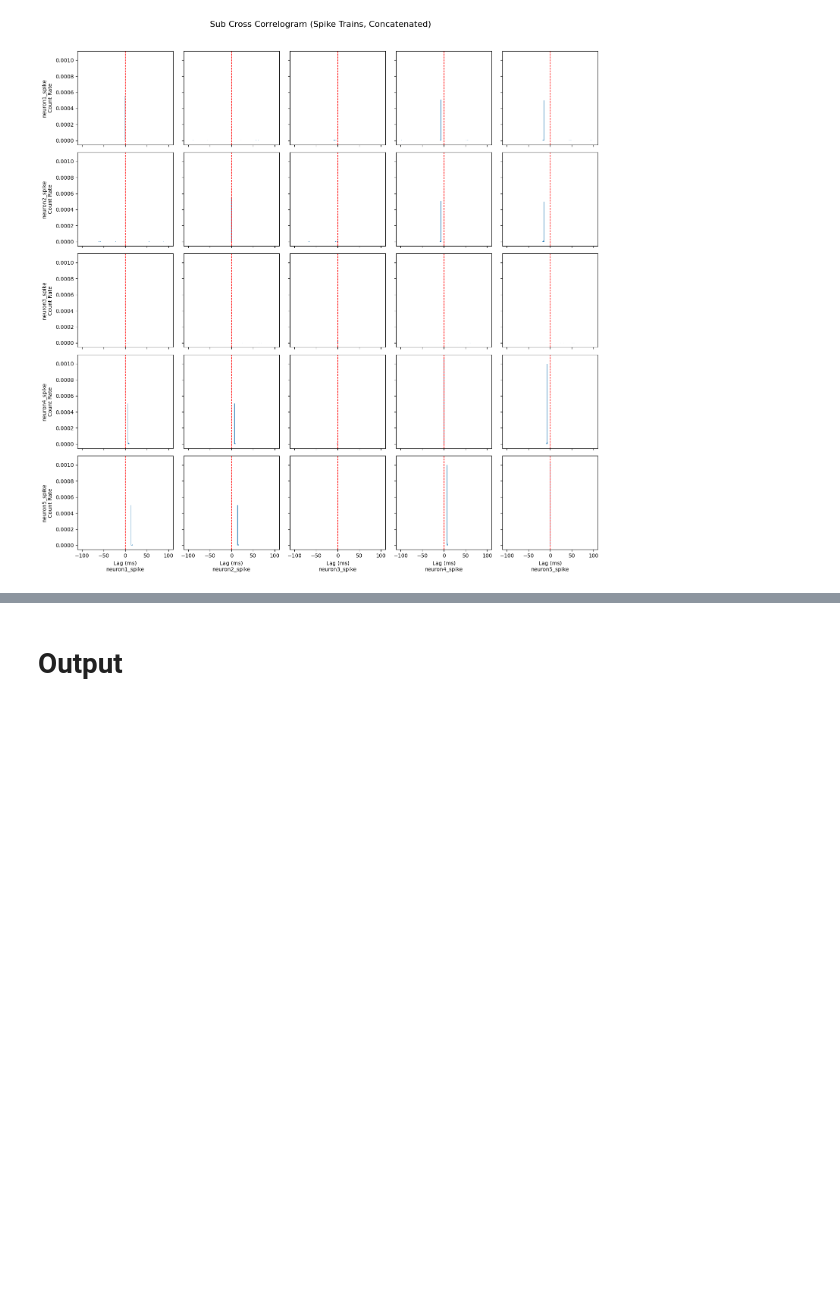
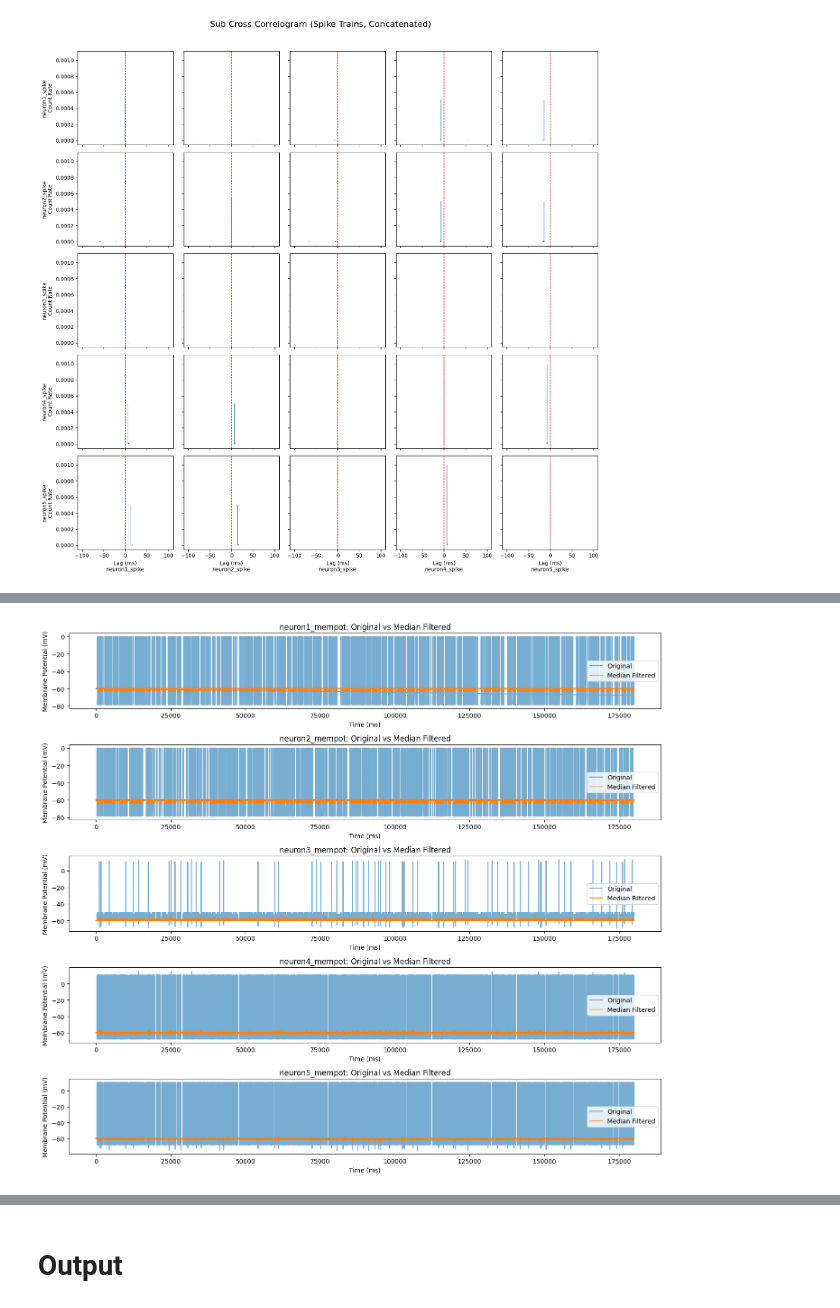
Before and after one commit to Nerfworm/IFneuron-model, a Jupyter notebook: data_playground_4.ipynb, the cells around one changed output, grey strips where cells are left out. Saved outputs shown, nothing was run; the diff lists cells and outputs as text; code cells hidden in the pictures; blank space fills up the shorter version.

```diff
--- a/data_playground_4.ipynb
+++ b/data_playground_4.ipynb
@@ -533,0 +617,22 @@ Cross-correlogram for Submission (Concatenated)
+# %%
+from scipy.signal import medfilt
+
+sub_filtered_mempot = {}
+kernel_size = 101  # Choose an odd number, adjust as need
+
+for col in mempot_cols:
+    sub_filtered_mempot[col] = medfilt(sub_concat_df[col].values, kernel_size=kernel_size)
+
+plt.figure(figsize=(14, 2.5 * len(mempot_cols)))
+for i, col in enumerate(mempot_cols):
+    plt.subplot(len(mempot_cols), 1, i + 1)
+    plt.plot(sub_concat_df['time'], sub_concat_df[col], label='Original', alpha=0.6)
+    plt.plot(sub_concat_df['time'], filtered_mempot[col], label='Median Filtered', linewidth=1)
+    plt.xlabel('Time (ms)')
+    plt.ylabel('Membrane Potential (mV)')
+    plt.title(f'{col}: Original vs Median Filtered')
+    plt.legend()
+plt.tight_layout()
+plt.show()
+# %% [output]
+[figure, added]
```
Also changed, not shown: parts of 12 cells of this notebook, 2 other files.
